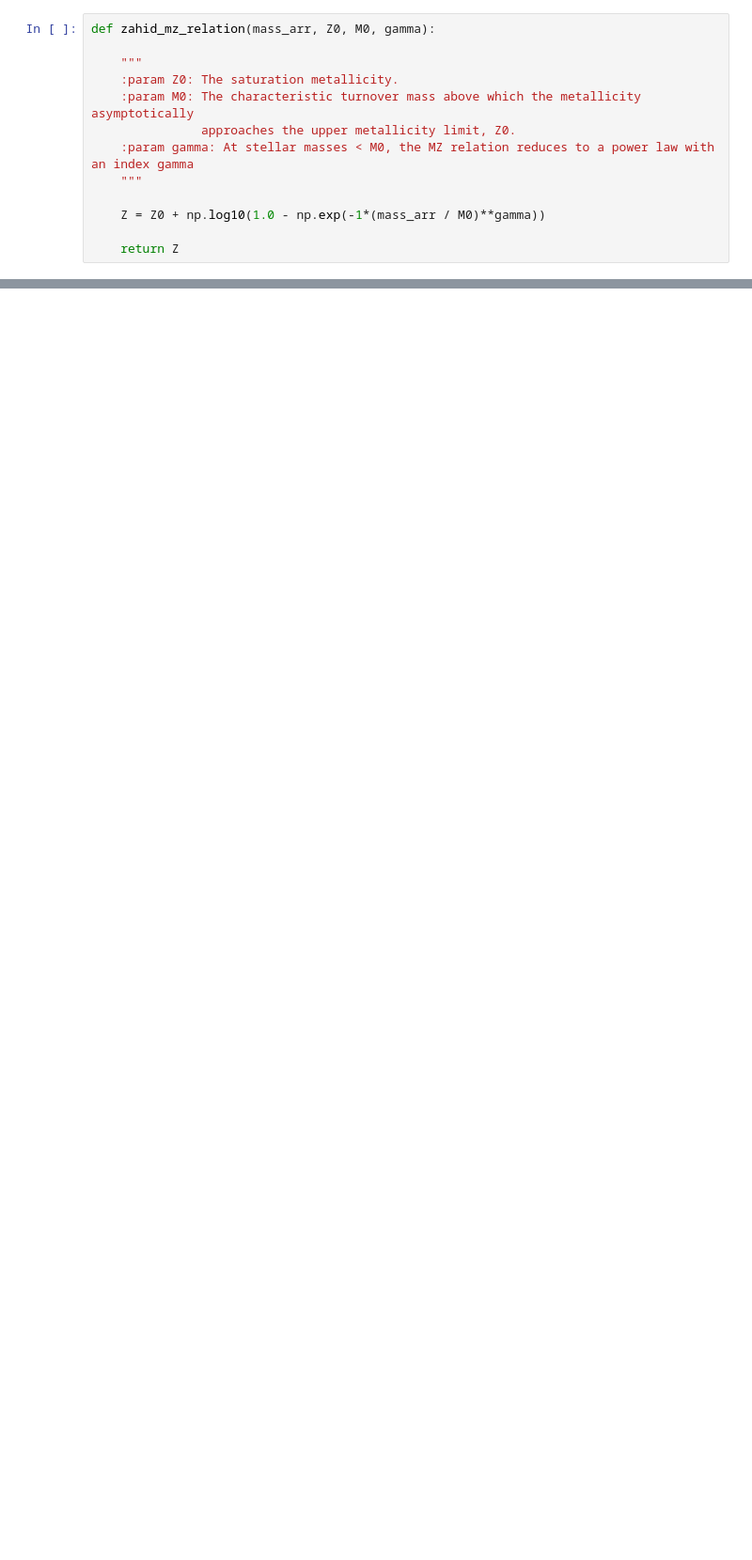
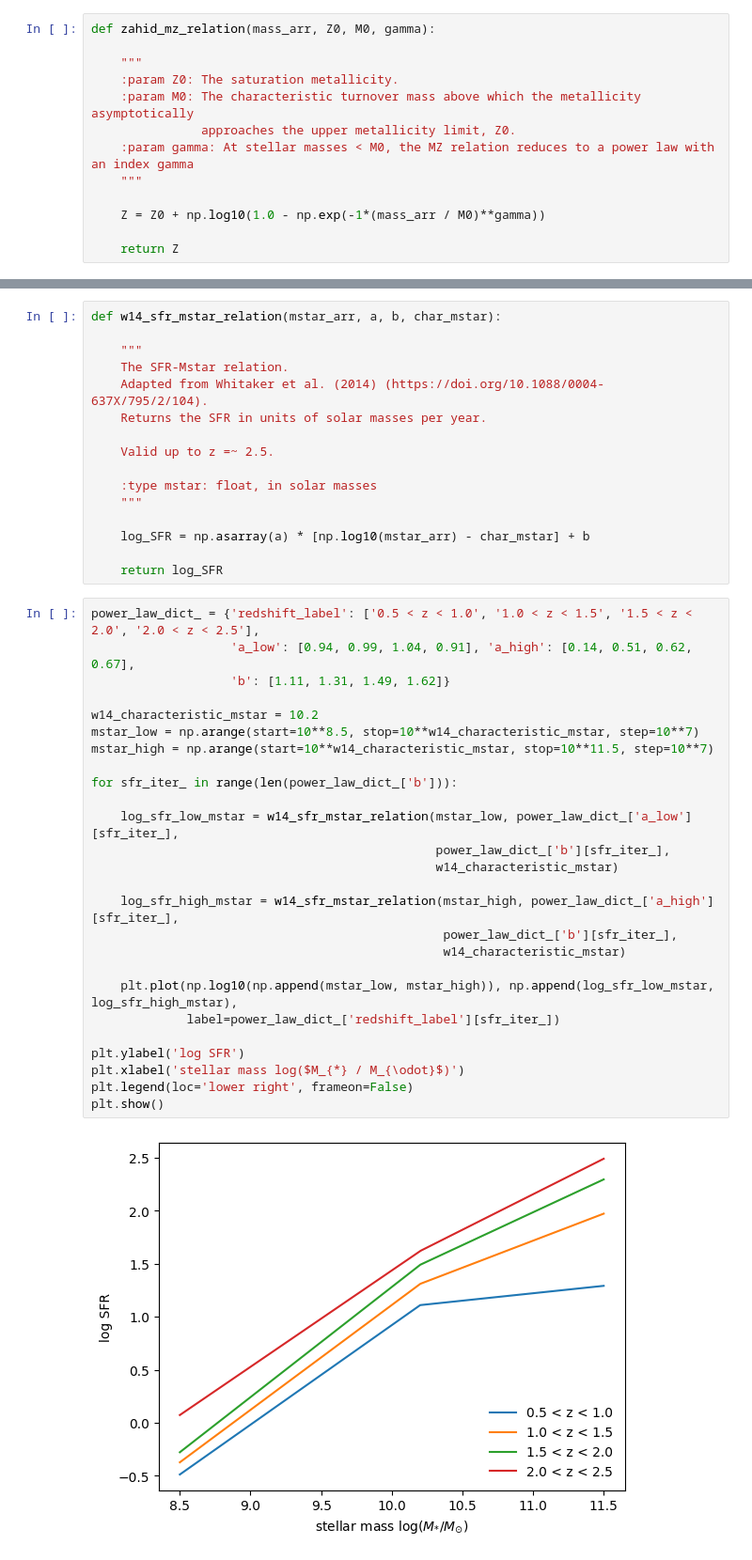
Before and after one commit to sinandeger/ce_galaxy_evolution, a Jupyter notebook: CE Galaxy Evolution Analysis.ipynb, the cells around one changed output, grey strips where cells are left out. Shown at 94% size. Cells and saved outputs as stored; diff of their text form; blank space fills up the shorter version.

```diff
--- a/CE Galaxy Evolution Analysis.ipynb
+++ b/CE Galaxy Evolution Analysis.ipynb
@@ -44,0 +58,44 @@ plt.show()
+# %%
+def w14_sfr_mstar_relation(mstar_arr, a, b, char_mstar):
+
+    """
+    The SFR-Mstar relation.
+    Adapted from Whitaker et al. (2014) (https://doi.org/10.1088/0004-637X/795/2/104).
+    Returns the SFR in units of solar masses per year.
+
+    Valid up to z =~ 2.5.
+
+    :type mstar: float, in solar masses
+    """
+
+    log_SFR = np.asarray(a) * [np.log10(mstar_arr) - char_mstar] + b
+
+    return log_SFR
+# %%
+power_law_dict_ = {'redshift_label': ['0.5 < z < 1.0', '1.0 < z < 1.5', '1.5 < z < 2.0', '2.0 < z < 2.5'],
+                   'a_low': [0.94, 0.99, 1.04, 0.91], 'a_high': [0.14, 0.51, 0.62, 0.67],
+                   'b': [1.11, 1.31, 1.49, 1.62]}
+
+w14_characteristic_mstar = 10.2
+mstar_low = np.arange(start=10**8.5, stop=10**w14_characteristic_mstar, step=10**7)
+mstar_high = np.arange(start=10**w14_characteristic_mstar, stop=10**11.5, step=10**7)
+
+for sfr_iter_ in range(len(power_law_dict_['b'])):
+
+    log_sfr_low_mstar = w14_sfr_mstar_relation(mstar_low, power_law_dict_['a_low'][sfr_iter_],
+                                               power_law_dict_['b'][sfr_iter_],
+                                               w14_characteristic_mstar)
+
+    log_sfr_high_mstar = w14_sfr_mstar_relation(mstar_high, power_law_dict_['a_high'][sfr_iter_],
+                                                power_law_dict_['b'][sfr_iter_],
+                                                w14_characteristic_mstar)
+
+    plt.plot(np.log10(np.append(mstar_low, mstar_high)), np.append(log_sfr_low_mstar, log_sfr_high_mstar),
+             label=power_law_dict_['redshift_label'][sfr_iter_])
+
+plt.ylabel('log SFR')
+plt.xlabel('stellar mass log($M_{*} / M_{\odot}$)')
+plt.legend(loc='lower right', frameon=False)
+plt.show()
+# %% [output]
+[figure, added]
```
Also changed, not shown: parts of 3 cells of this notebook.
